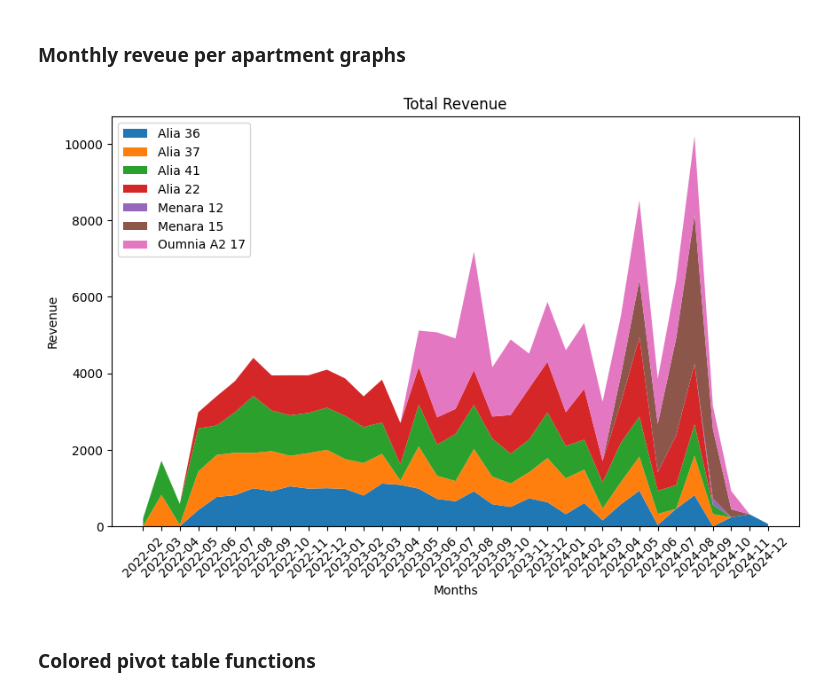
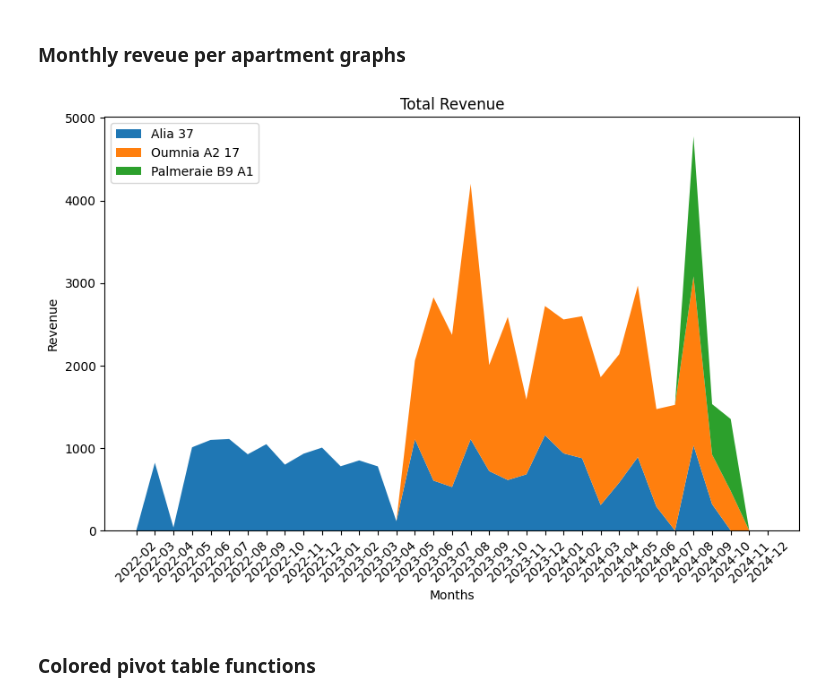
Before and after one commit to Alayadi-94/08-Rentals_Automated_Pipeline, a Jupyter notebook: testings.ipynb, the cells around one changed output. Cells and saved outputs as stored; diff of their text form; code cells hidden in the pictures.

```diff
--- a/testings.ipynb
+++ b/testings.ipynb
@@ -237,25 +237,25 @@ cleaned_df['Revenue'] = cleaned_df['Revenue']*0.8
 revenue_pivot = create_pivot(cleaned_df, pivot_type = 'Revenue')
 df2 = create_pivot(cleaned_df, pivot_type = 'Revenue').transpose().reset_index()
 # %%
-columns_to_plot = ['Alia 36', 'Alia 37', 'Alia 41','Alia 22', 'Menara 12', 'Menara 15', 'Oumnia A2 17']
+columns_to_plot = ['Alia 37', 'Oumnia A2 17', 'Palmeraie B9 A1']
 
 plt.figure(figsize=(10, 6))
 # Create a stacked line chart
 plt.stackplot(df2.index, df2[columns_to_plot].T, labels=columns_to_plot)
 
 # Add title and labels
 plt.xticks(ticks=range(len(df2)), labels=df2['Month'].values, rotation=45);
 plt.title('Total Revenue')
 plt.xlabel('Months')
 plt.ylabel('Revenue')
 
 # Show legend
 plt.legend(loc='upper left')
 
 # Display the plot
 plt.show()
 # %% [output]
-[figure, old version]
+[figure, new version]
 # %% [markdown]
 ### Colored pivot table functions
 # %%
```
Also changed, not shown: parts of 1 cell of this notebook, 8 other files.
